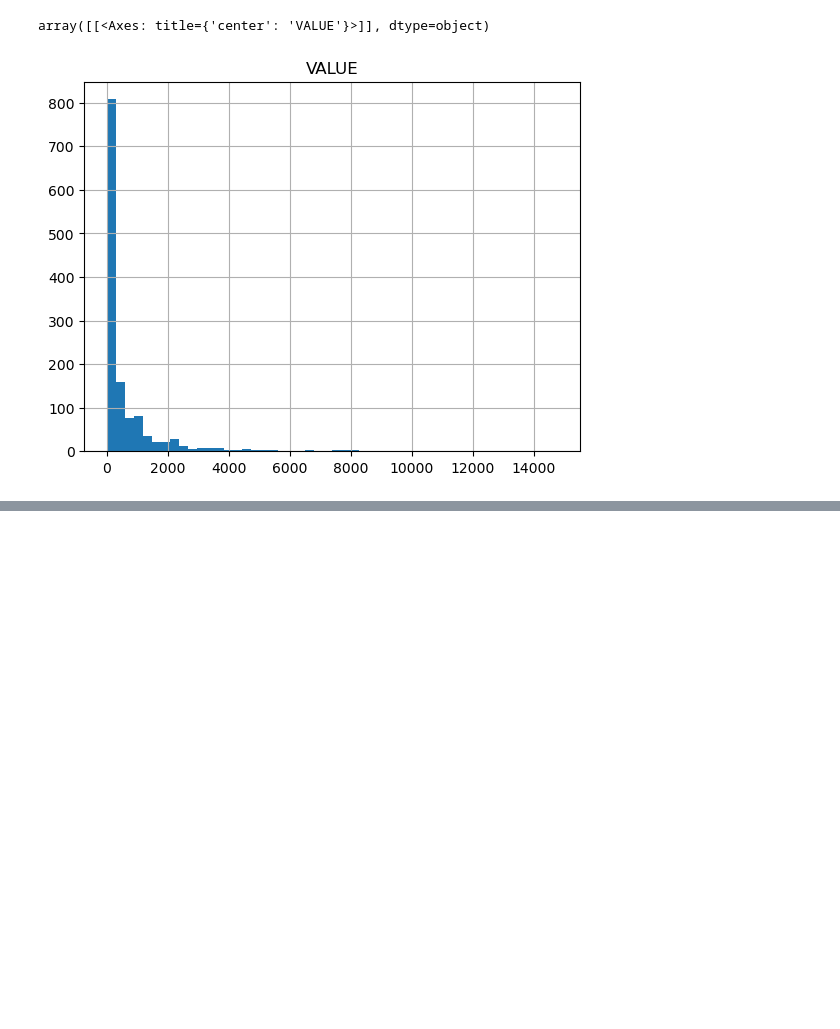
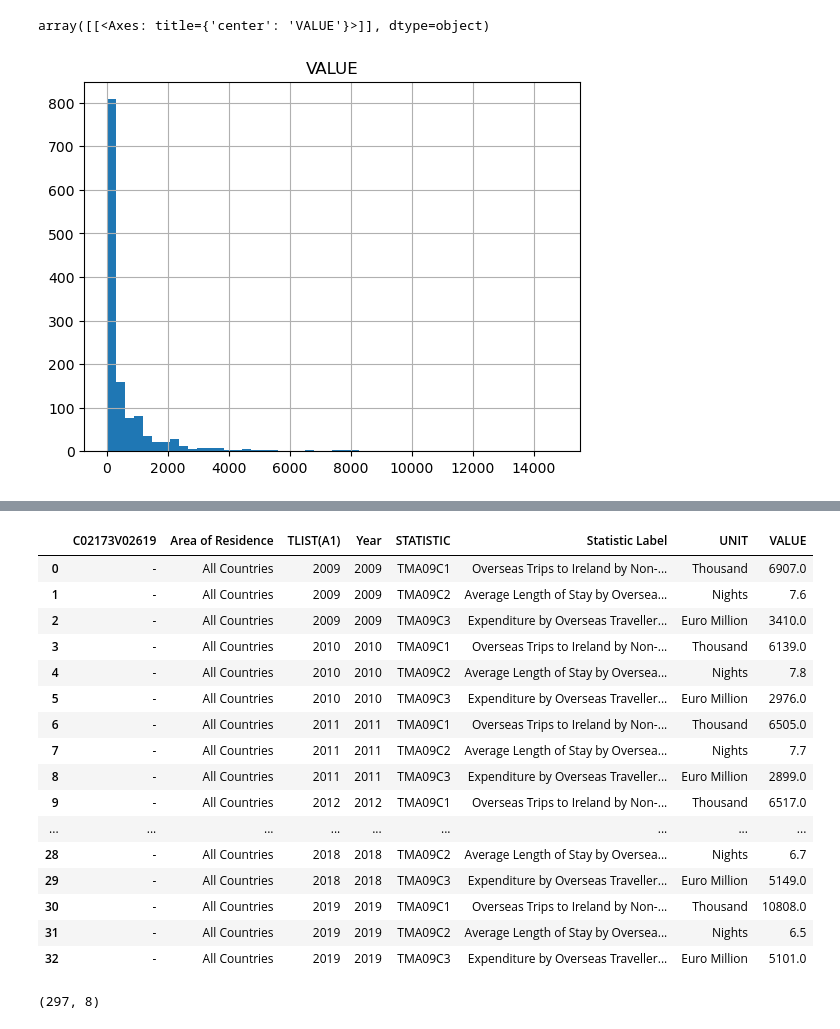
Before and after one commit to sba21725/MSC_DA_CA1, a Jupyter notebook: 01 Data Preparation.ipynb, the cells around one changed output, grey strips where cells are left out. Saved outputs shown, nothing was run; the diff lists cells and outputs as text; code cells hidden in the pictures; blank space fills up the shorter version.

```diff
--- a/01 Data Preparation.ipynb
+++ b/01 Data Preparation.ipynb
@@ -264,0 +229,24 @@ NameError: name 'tma09_tf' is not defined
+# %%
+tma09_df.head(33)
+# %% [output]
+|  | C02173V02619 | Area of Residence | TLIST(A1) | Year | STATISTIC | Statistic Label | UNIT | VALUE |
+| 0 | - | All Countries | 2009 | 2009 | TMA09C1 | Overseas Trips to Ireland by Non-... | Thousand | 6907.0 |
+| 1 | - | All Countries | 2009 | 2009 | TMA09C2 | Average Length of Stay by Oversea... | Nights | 7.6 |
+| 2 | - | All Countries | 2009 | 2009 | TMA09C3 | Expenditure by Overseas Traveller... | Euro Million | 3410.0 |
+| 3 | - | All Countries | 2010 | 2010 | TMA09C1 | Overseas Trips to Ireland by Non-... | Thousand | 6139.0 |
+| 4 | - | All Countries | 2010 | 2010 | TMA09C2 | Average Length of Stay by Oversea... | Nights | 7.8 |
+| 5 | - | All Countries | 2010 | 2010 | TMA09C3 | Expenditure by Overseas Traveller... | Euro Million | 2976.0 |
+| 6 | - | All Countries | 2011 | 2011 | TMA09C1 | Overseas Trips to Ireland by Non-... | Thousand | 6505.0 |
+| 7 | - | All Countries | 2011 | 2011 | TMA09C2 | Average Length of Stay by Oversea... | Nights | 7.7 |
+| 8 | - | All Countries | 2011 | 2011 | TMA09C3 | Expenditure by Overseas Traveller... | Euro Million | 2899.0 |
+| 9 | - | All Countries | 2012 | 2012 | TMA09C1 | Overseas Trips to Ireland by Non-... | Thousand | 6517.0 |
+| ... | ... | ... | ... | ... | ... | ... | ... | ... |
+| 28 | - | All Countries | 2018 | 2018 | TMA09C2 | Average Length of Stay by Oversea... | Nights | 6.7 |
+| 29 | - | All Countries | 2018 | 2018 | TMA09C3 | Expenditure by Overseas Traveller... | Euro Million | 5149.0 |
+| 30 | - | All Countries | 2019 | 2019 | TMA09C1 | Overseas Trips to Ireland by Non-... | Thousand | 10808.0 |
+| 31 | - | All Countries | 2019 | 2019 | TMA09C2 | Average Length of Stay by Oversea... | Nights | 6.5 |
+| 32 | - | All Countries | 2019 | 2019 | TMA09C3 | Expenditure by Overseas Traveller... | Euro Million | 5101.0 |
+# %%
+tma09_df.shape
+# %% [output]
+(297, 8)
```
Also changed, not shown: parts of 34 cells of this notebook, 2 other files.
